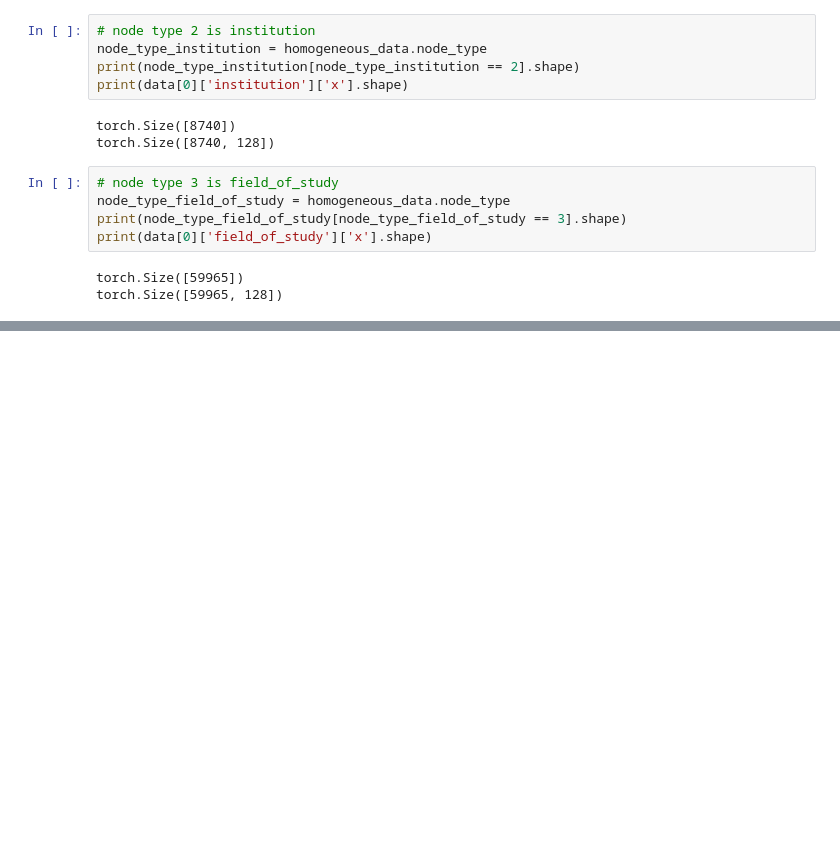
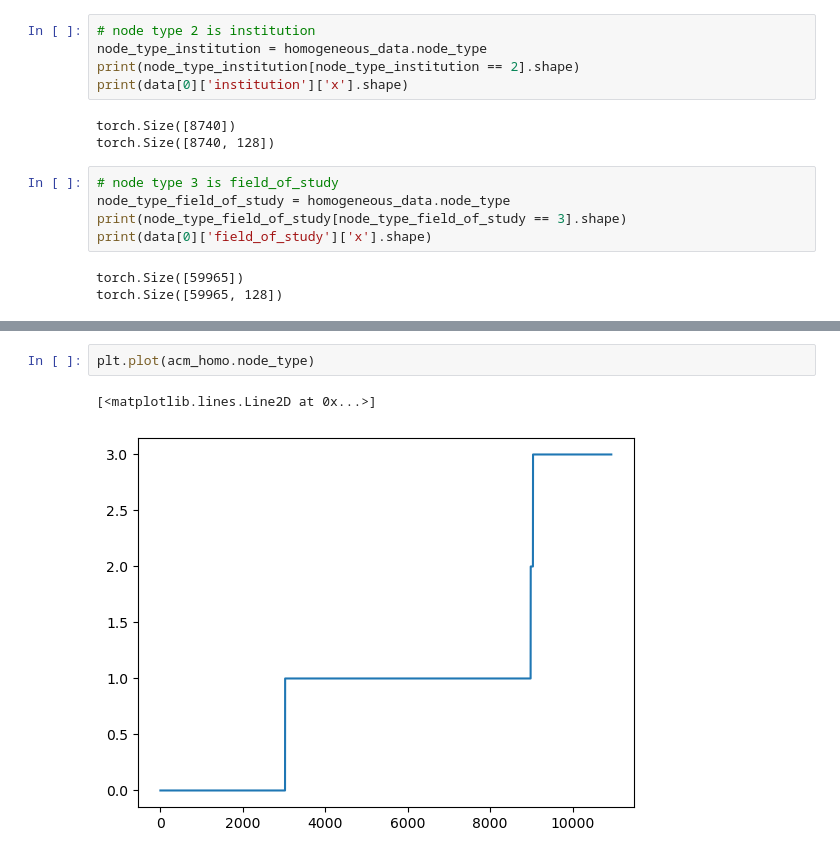
Before and after one commit to liiniix/MSThesisCode, a Jupyter notebook: ogb_meg_test.ipynb, the cells around one changed output, grey strips where cells are left out. Cells and saved outputs as stored; diff of their text form; blank space fills up the shorter version.

```diff
--- a/ogb_meg_test.ipynb
+++ b/ogb_meg_test.ipynb
@@ -222,0 +374,5 @@ torch.Size([59965, 128])
+# %%
+plt.plot(acm_homo.node_type)
+# %% [output]
+[<matplotlib.lines.Line2D at 0x...>]
+[figure, added]
```
Also changed, not shown: parts of 30 cells of this notebook, 8 other files.
